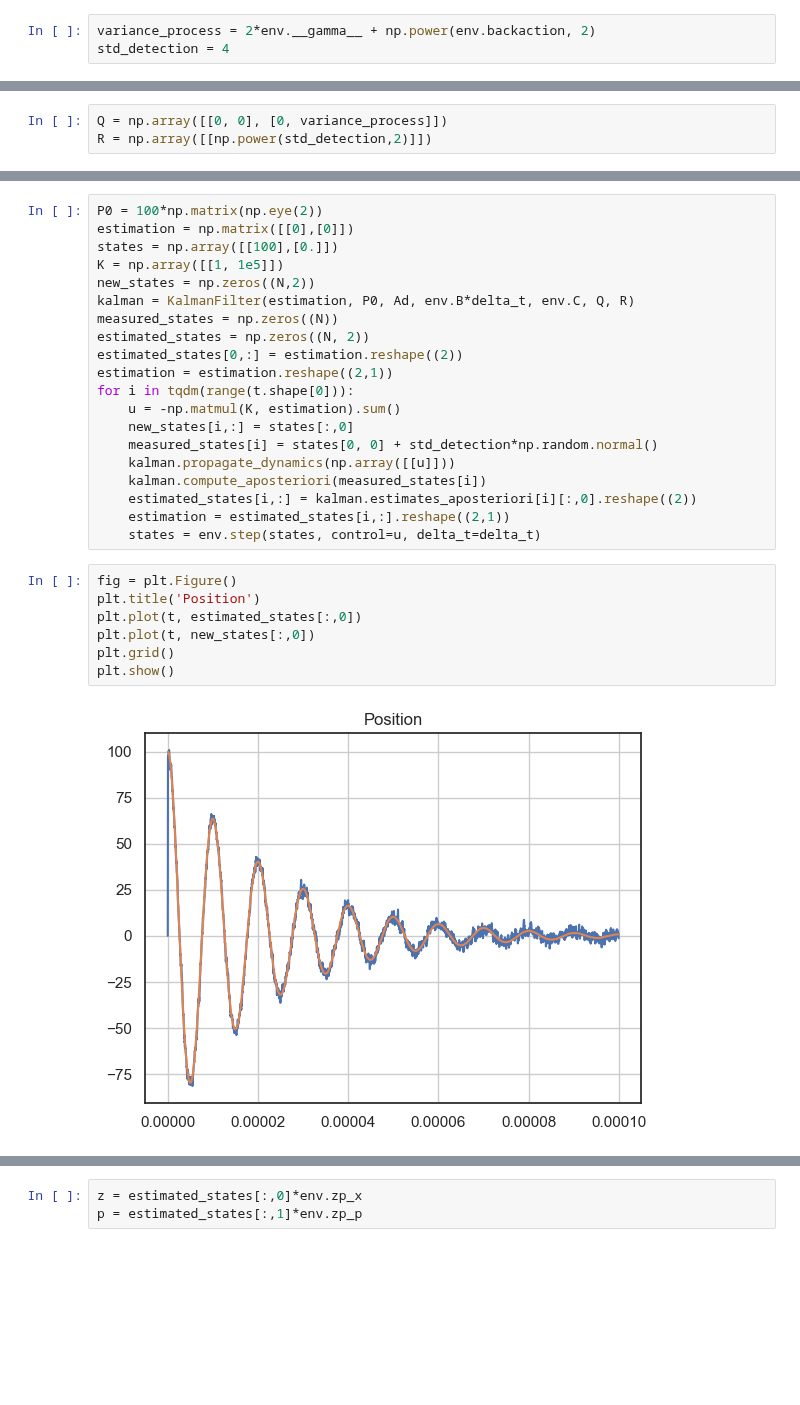
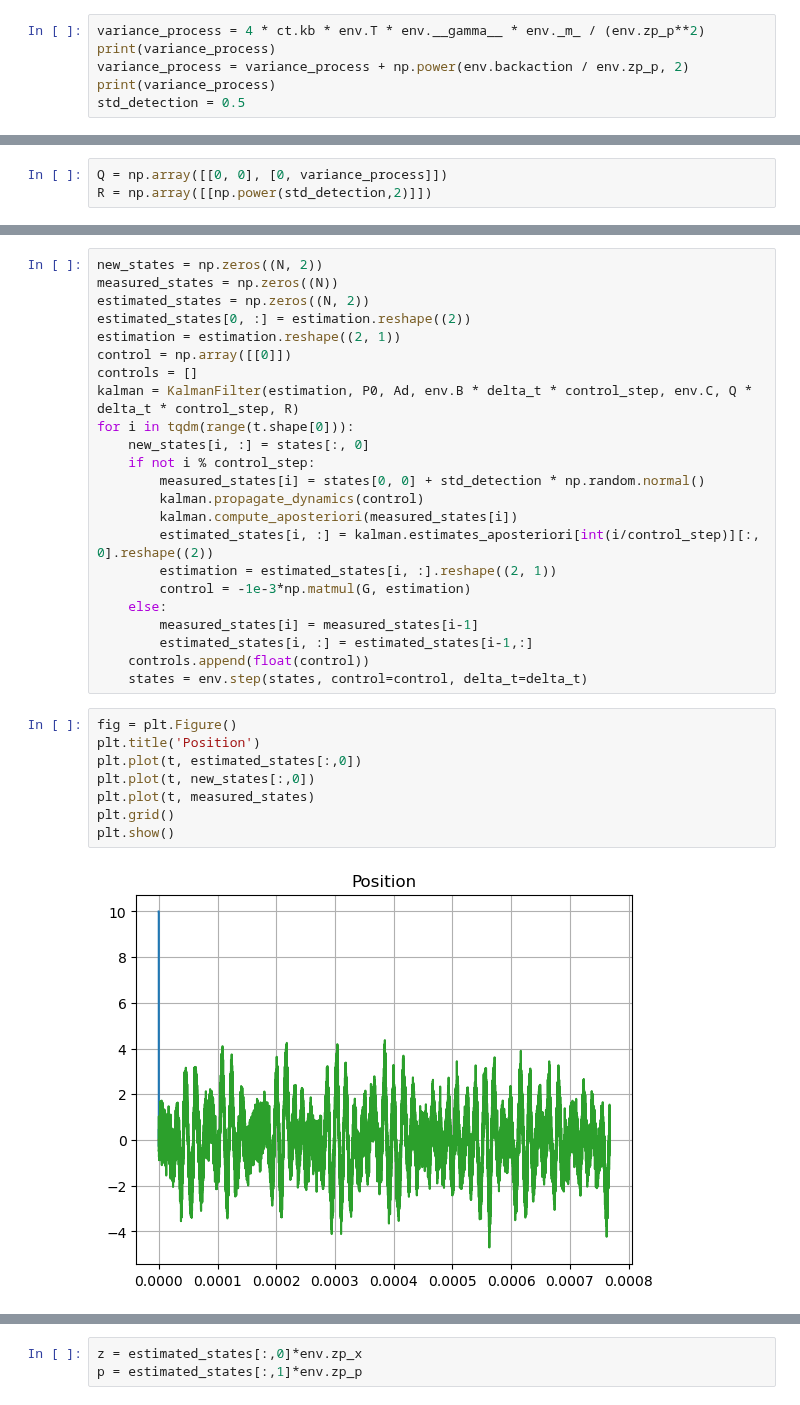
Before and after one commit to QuantumAdventures/single-photons, a Jupyter notebook: notebooks/3. Control Simulation.ipynb, the cells around one changed output, grey strips where cells are left out. Drawn from its saved outputs; the diff is of its cells as text; blank space fills up the shorter version.

Commit message:
feat: updates in random forces

```diff
--- a/notebooks/3. Control Simulation.ipynb
+++ b/notebooks/3. Control Simulation.ipynb
@@ -21,3 +47,6 @@ env = Particle(omega, gamma, coupling, eta_detection=eta_detec)
 # %%
-variance_process = 2*env.__gamma__ + np.power(env.backaction, 2)
-std_detection = 4
+variance_process = 4 * ct.kb * env.T * env.__gamma__ * env._m_ / (env.zp_p**2)
+print(variance_process)
+variance_process = variance_process + np.power(env.backaction / env.zp_p, 2)
+print(variance_process)
+std_detection = 0.5
@@ -29,29 +76,33 @@ Ad = np.eye(2)+env.A*delta_t+0.5*np.matmul(env.A*delta_t, env.A*delta_t)
 # %%
-P0 = 100*np.matrix(np.eye(2))
-estimation = np.matrix([[0],[0]])
-states = np.array([[100],[0.]])
-K = np.array([[1, 1e5]])
-new_states = np.zeros((N,2))
-kalman = KalmanFilter(estimation, P0, Ad, env.B*delta_t, env.C, Q, R)
+new_states = np.zeros((N, 2))
 measured_states = np.zeros((N))
 estimated_states = np.zeros((N, 2))
-estimated_states[0,:] = estimation.reshape((2))
-estimation = estimation.reshape((2,1))
+estimated_states[0, :] = estimation.reshape((2))
+estimation = estimation.reshape((2, 1))
+control = np.array([[0]])
+controls = []
+kalman = KalmanFilter(estimation, P0, Ad, env.B * delta_t * control_step, env.C, Q * delta_t * control_step, R)
 for i in tqdm(range(t.shape[0])):
-    u = -np.matmul(K, estimation).sum()
-    new_states[i,:] = states[:,0]
-    measured_states[i] = states[0, 0] + std_detection*np.random.normal()
-    kalman.propagate_dynamics(np.array([[u]]))
-    kalman.compute_aposteriori(measured_states[i])
-    estimated_states[i,:] = kalman.estimates_aposteriori[i][:,0].reshape((2))
-    estimation = estimated_states[i,:].reshape((2,1))
-    states = env.step(states, control=u, delta_t=delta_t)
+    new_states[i, :] = states[:, 0]
+    if not i % control_step:
+        measured_states[i] = states[0, 0] + std_detection * np.random.normal()
+        kalman.propagate_dynamics(control)
+        kalman.compute_aposteriori(measured_states[i])
+        estimated_states[i, :] = kalman.estimates_aposteriori[int(i/control_step)][:, 0].reshape((2))
+        estimation = estimated_states[i, :].reshape((2, 1))
+        control = -1e-3*np.matmul(G, estimation)
+    else:
+        measured_states[i] = measured_states[i-1]
+        estimated_states[i, :] = estimated_states[i-1,:]
+    controls.append(float(control))
+    states = env.step(states, control=control, delta_t=delta_t)
 # %%
 fig = plt.Figure()
 plt.title('Position')
 plt.plot(t, estimated_states[:,0])
 plt.plot(t, new_states[:,0])
+plt.plot(t, measured_states)
 plt.grid()
 plt.show()
 # %% [output]
-[figure, old version]
+[figure, new version]
```
Also changed, not shown: parts of 10 cells of this notebook, 6 other files.
